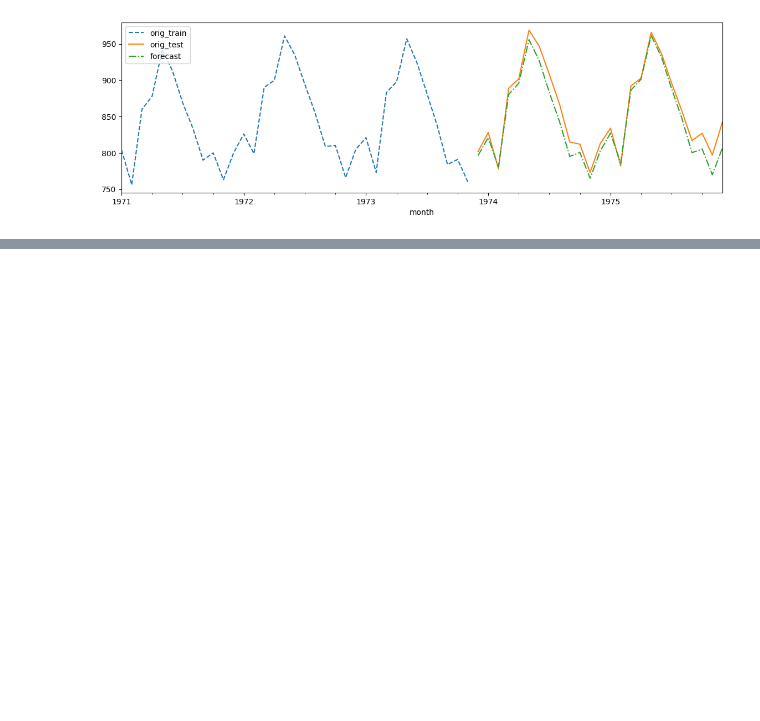
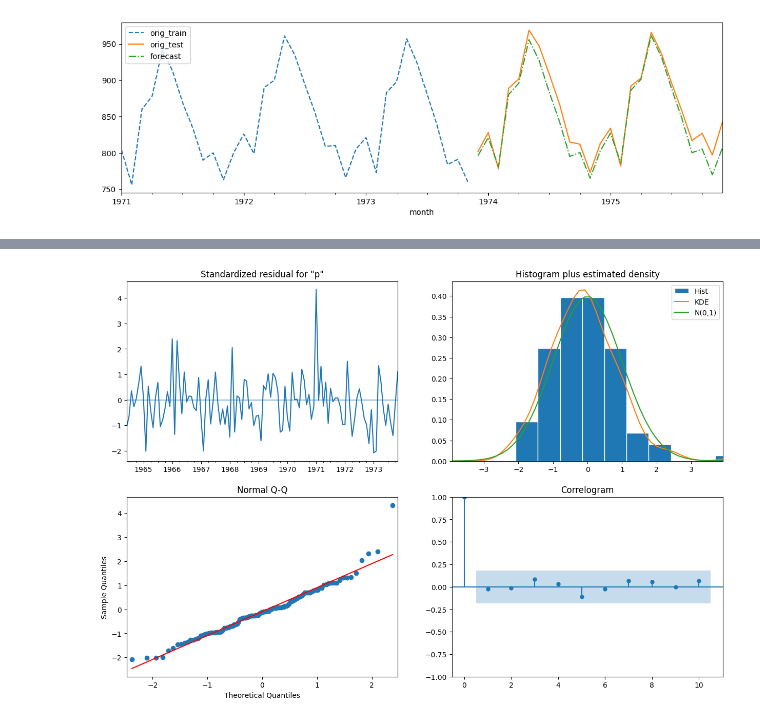
Before and after one commit to gabrielalusofona/cda, a Jupyter notebook: lectures/09-TimeSeries Forecast.ipynb, the cells around one changed output, grey strips where cells are left out. Saved outputs shown, nothing was run; the diff lists cells and outputs as text; code cells hidden in the pictures; blank space fills up the shorter version.

```diff
--- a/lectures/09-TimeSeries Forecast.ipynb
+++ b/lectures/09-TimeSeries Forecast.ipynb
@@ -809,0 +819,6 @@ plot_forecast(best_model, '1971', milk_train, milk_test)
+# %%
+best_model.plot_diagnostics(figsize=(15,10))
+# plt.savefig('images/fig_10.23.png', bbox_inches='tight', dpi=300)
+plt.show()
+# %% [output]
+[figure, added]
```
Also changed, not shown: parts of 6 cells of this notebook.
